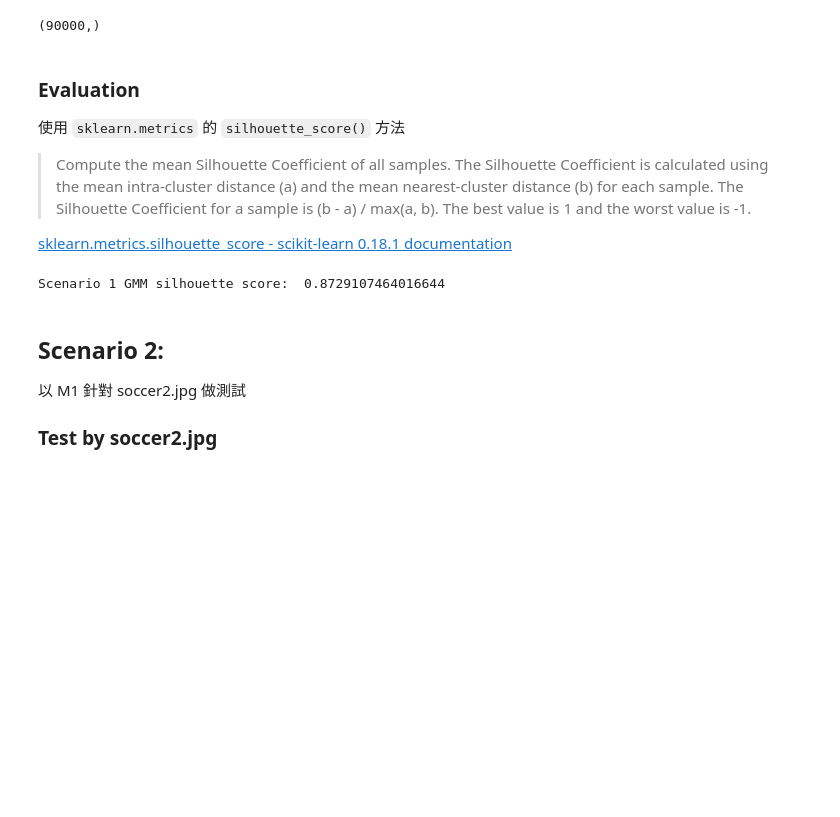
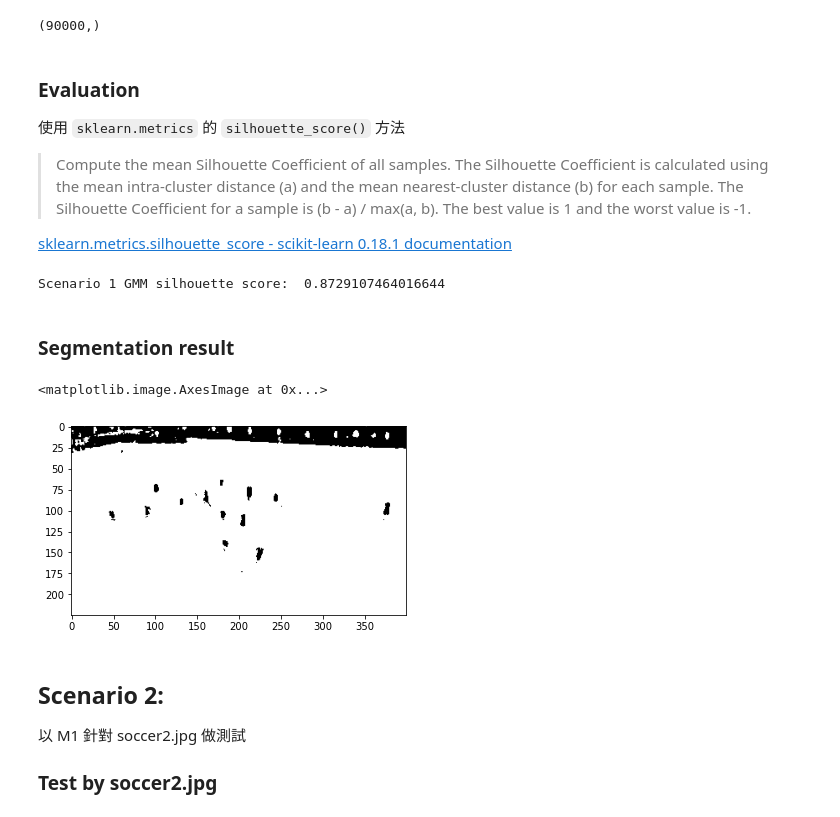
Before and after one commit to eggtower/Gaussian-mixture-models, a Jupyter notebook: GMM_M1.ipynb, the cells around one changed output. Cells and saved outputs as stored; diff of their text form; code cells hidden in the pictures; blank space fills up the shorter version.

Commit message:
feat: update GMM_M1 for show out the segmentation result Scenario 3 fit by soccer1, soccer2

```diff
--- a/GMM_M1.ipynb
+++ b/GMM_M1.ipynb
@@ -36,16 +36,37 @@ prediction1.shape
 使用 `sklearn.metrics` 的 `silhouette_score()` 方法
 
 > Compute the mean Silhouette Coefficient of all samples.
-> The Silhouette Coefficient is calculated using the mean intra-cluster distance (a) and the mean nearest-cluster distance (b) for each sample. The Silhouette Coefficient for a sample is (b - a) / max(a, b). The best value is 1 and the worst value is -1.
+> The Silhouette Coefficient is calculated using the mean intra-cluster distance (a) and the mean nearest-cluster distance (b) for each sample. The Silhouette Coefficient for a sample is (b - a) / max(a, b).
+> The best value is 1 and the worst value is -1.
 
 [sklearn.metrics.silhouette_score - scikit-learn 0.18.1 documentation](https://scikit-learn.org/stable/modules/generated/sklearn.metrics.silhouette_score.html#sklearn.metrics.silhouette_score)
 # %%
 soccer1_mask = pd.read_csv('soccer1_mask.csv',)
 test1 = np.array(soccer1_mask['GT (True/False)'])
 test1 = test1.reshape((-1, 1))
-print("Scenario 1 GMM silhouette score: ", silhouette_score(test1, prediction1))
-# %% [output]
-Scenario 1 GMM silhouette score:  0.8729107464016644
+# %%
+print("Scenario 1 GMM silhouette score: ", silhouette_score(test1, prediction1))
+# %% [output]
+Scenario 1 GMM silhouette score:  0.8729107464016644
+# %% [markdown]
+### Segmentation result
+# %%
+prediction1 = prediction1.reshape(img.shape[0],img.shape[1])
+pred1_mask = []
+for i in prediction1:
+    tmp = []
+    for j in i:
+        if(j == 0):
+            tmp.append([255,255,255])
+        else:
+            tmp.append([0,0,0])
+    pred1_mask.append(tmp)
+pred1_mask = np.array(pred1_mask)
+cv.imwrite('./result/Segmentation1.jpg', pred1_mask)
+plt.imshow(pred1_mask)
+# %% [output]
+<matplotlib.image.AxesImage at 0x...>
+[figure, added]
 # %% [markdown]
 ## Scenario 2:
 以 M1 針對 soccer2.jpg 做測試
```
Also changed, not shown: parts of 4 cells of this notebook, 1 other file.
